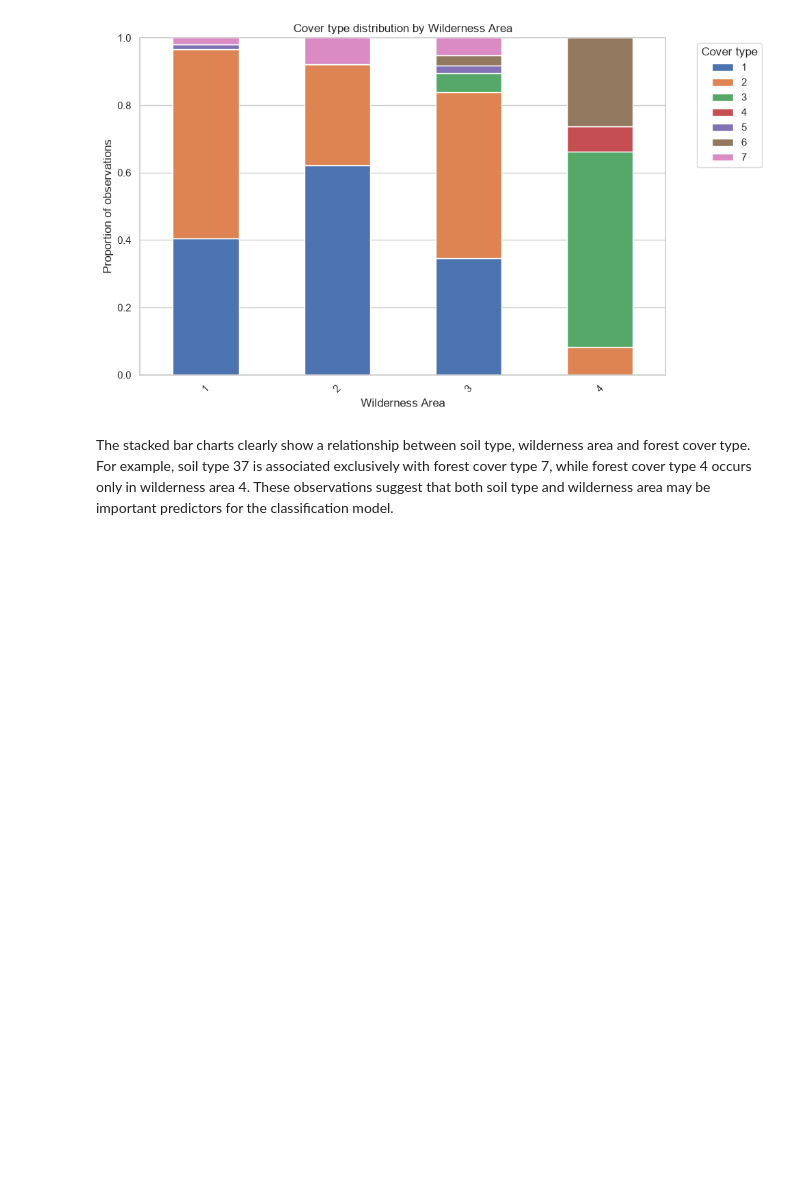
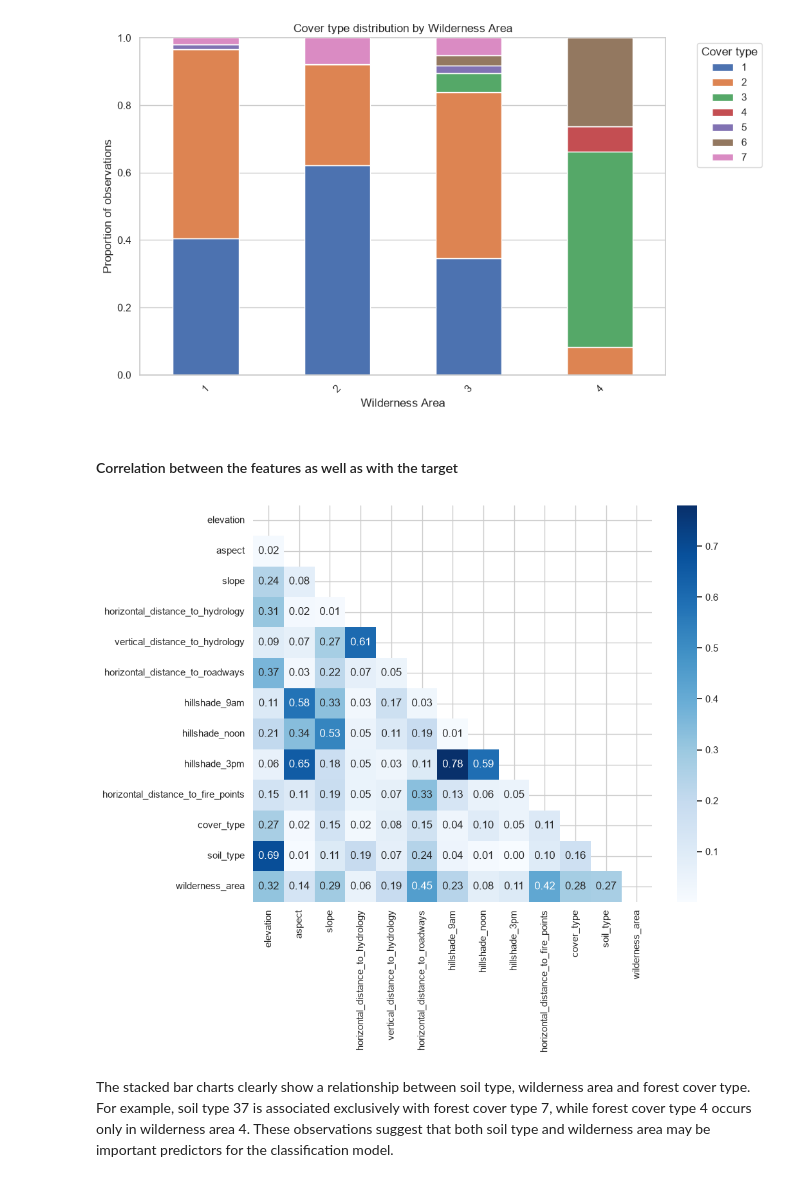
Before and after one commit to zoedoucet/project-2-machine-learning, a Jupyter notebook: notebooks/01_eda_and_baseline.ipynb, the cells around one changed output. Cells and saved outputs as stored; diff of their text form; code cells hidden in the pictures; blank space fills up the shorter version.

```diff
--- a/notebooks/01_eda_and_baseline.ipynb
+++ b/notebooks/01_eda_and_baseline.ipynb
@@ -347,6 +351,17 @@ for feature in categorical_features:
 # %% [output]
 [figure]
 [figure]
+# %% [markdown]
+#### Correlation between the features as well as with the target
+# %%
+corr = pd.DataFrame(covertype_clean, columns=covertype_clean.columns).corr().abs()
+
+mask = np.triu(np.ones_like(corr, dtype=bool))
+fig, ax = plt.subplots(figsize=(10, 8))
+sns.heatmap(corr, mask=mask, annot=True, fmt=".2f", cmap="Blues", ax=ax)
+plt.show()
+# %% [output]
+[figure, added]
 # %% [markdown]
 The stacked bar charts clearly show a relationship between soil type, wilderness area and forest cover type. For example, soil type 37 is associated exclusively with forest cover type 7, while forest cover type 4 occurs only in wilderness area 4. These observations suggest that both soil type and wilderness area may be important predictors for the classification model.
 # %% [markdown]
```
Also changed, not shown: parts of 3 cells of this notebook, 2 other files.
